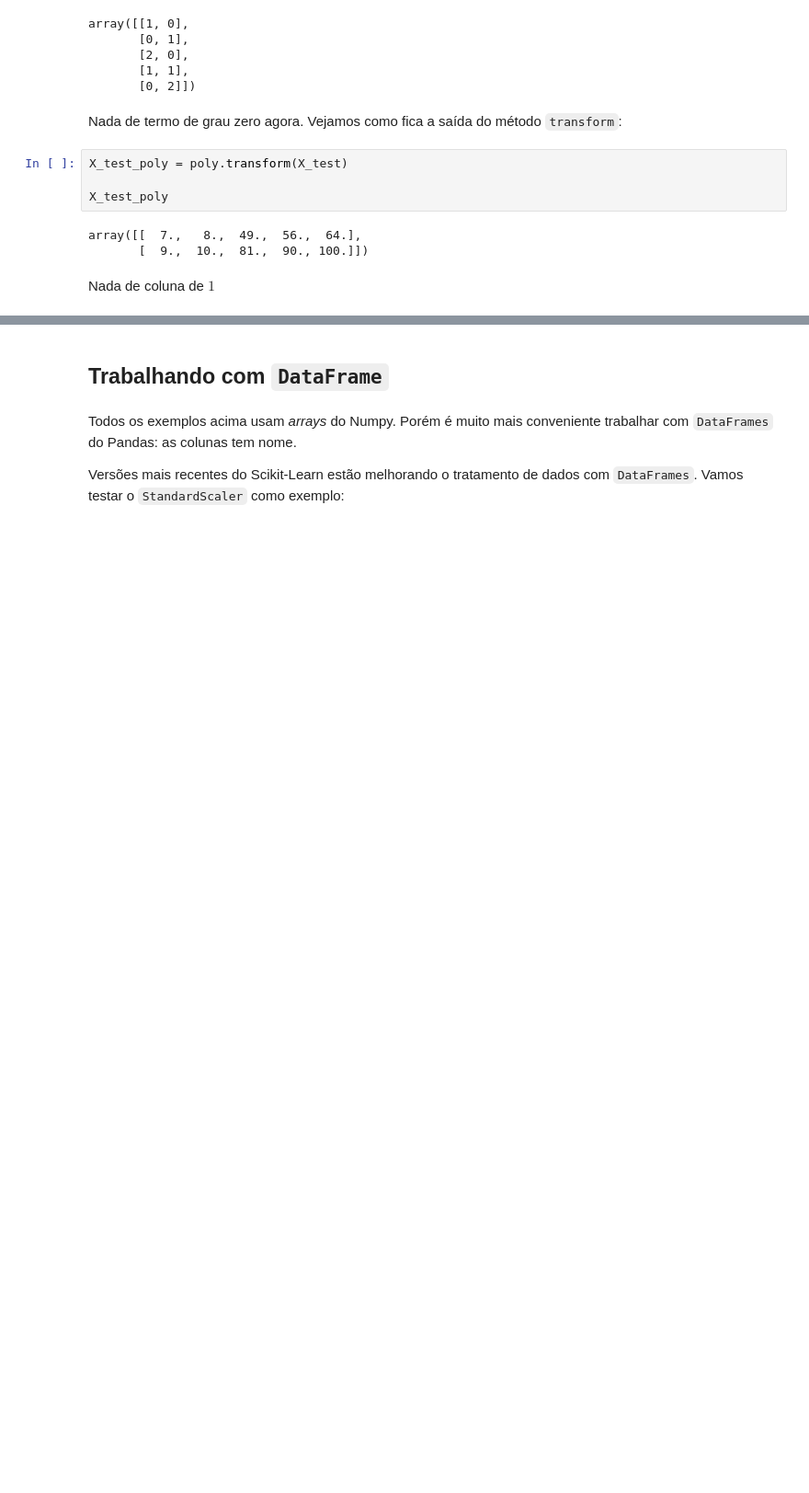
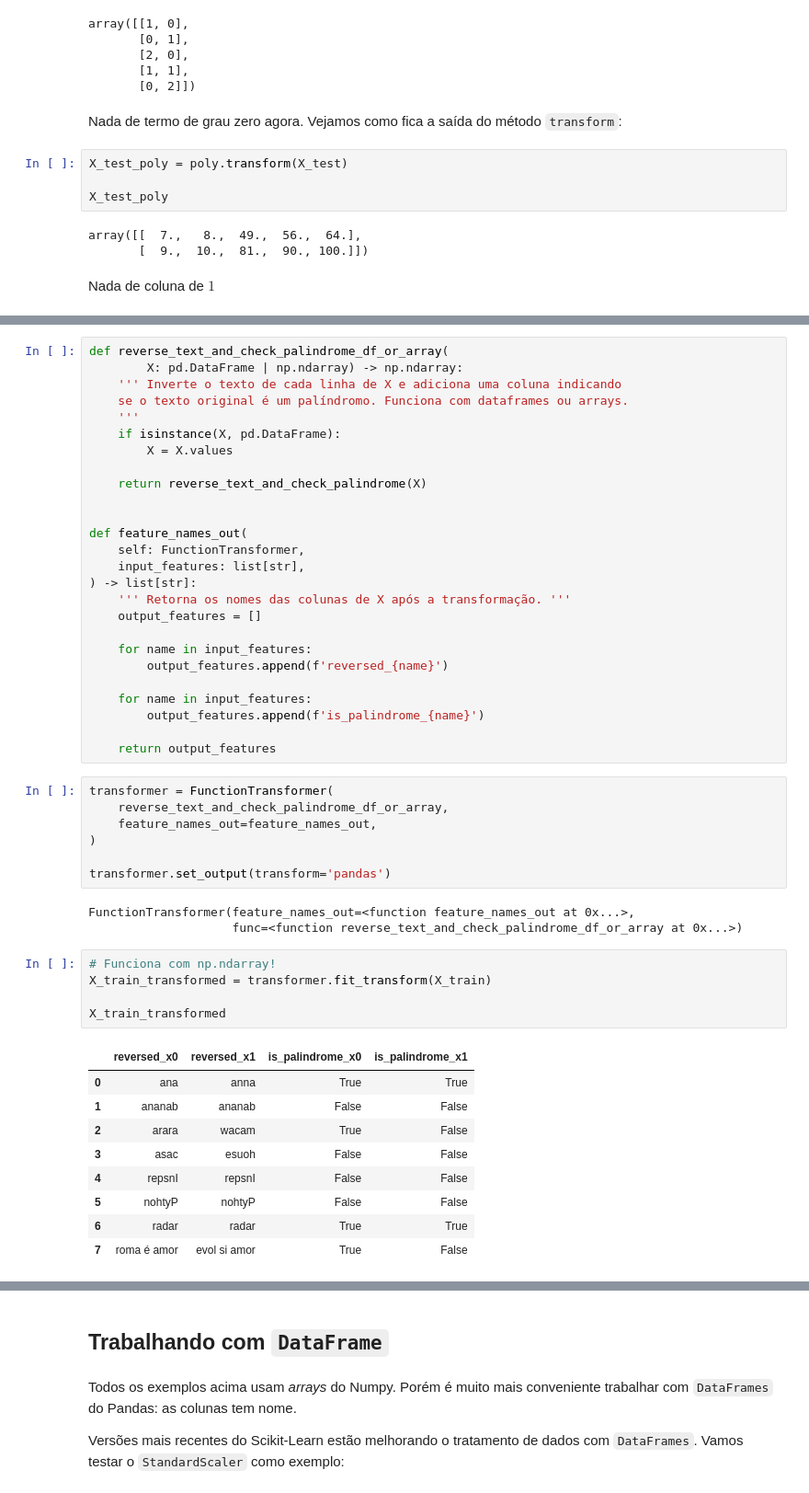
Before and after one commit to marinnagc/ml_labs_marinnagc, a Jupyter notebook: labs/01_regression/answers/task_02/notebooks/01_pipeline.ipynb, the cells around one changed output, grey strips where cells are left out. Shown at 92% size. Cells and saved outputs as stored; diff of their text form; blank space fills up the shorter version.

```diff
--- a/labs/01_regression/answers/task_02/notebooks/01_pipeline.ipynb
+++ b/labs/01_regression/answers/task_02/notebooks/01_pipeline.ipynb
@@ -489,0 +729,51 @@ Nada de coluna de $1$
+# %%
+def reverse_text_and_check_palindrome_df_or_array(
+        X: pd.DataFrame | np.ndarray) -> np.ndarray:
+    ''' Inverte o texto de cada linha de X e adiciona uma coluna indicando
+    se o texto original é um palíndromo. Funciona com dataframes ou arrays.
+    '''
+    if isinstance(X, pd.DataFrame):
+        X = X.values
+
+    return reverse_text_and_check_palindrome(X)
+
+
+def feature_names_out(
+    self: FunctionTransformer,
+    input_features: list[str],
+) -> list[str]:
+    ''' Retorna os nomes das colunas de X após a transformação. '''
+    output_features = []
+
+    for name in input_features:
+        output_features.append(f'reversed_{name}')
+
+    for name in input_features:
+        output_features.append(f'is_palindrome_{name}')
+
+    return output_features
+# %%
+transformer = FunctionTransformer(
+    reverse_text_and_check_palindrome_df_or_array,
+    feature_names_out=feature_names_out,
+)
+
+transformer.set_output(transform='pandas')
+# %% [output]
+FunctionTransformer(feature_names_out=<function feature_names_out at 0x...>,
+                    func=<function reverse_text_and_check_palindrome_df_or_array at 0x...>)
+# %%
+# Funciona com np.ndarray!
+X_train_transformed = transformer.fit_transform(X_train)
+
+X_train_transformed
+# %% [output]
+|  | reversed_x0 | reversed_x1 | is_palindrome_x0 | is_palindrome_x1 |
+| 0 | ana | anna | True | True |
+| 1 | ananab | ananab | False | False |
+| 2 | arara | wacam | True | False |
+| 3 | asac | esuoh | False | False |
+| 4 | repsnI | repsnI | False | False |
+| 5 | nohtyP | nohtyP | False | False |
+| 6 | radar | radar | True | True |
+| 7 | roma é amor | evol si amor | True | False |
```
Also changed, not shown: parts of 46 cells of this notebook.
